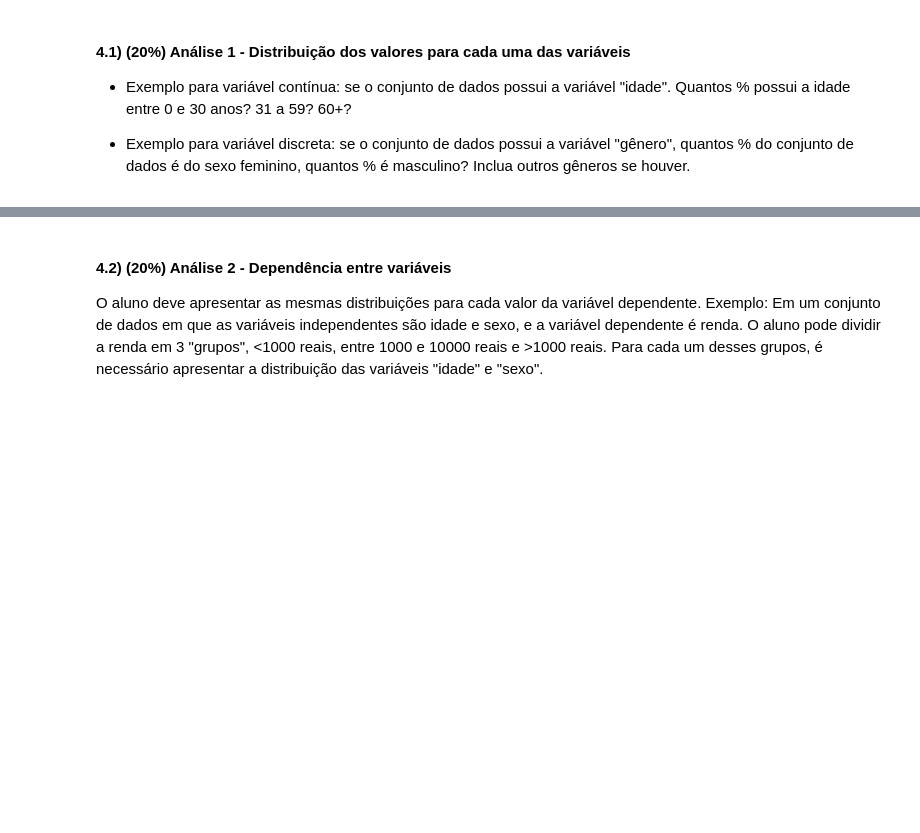
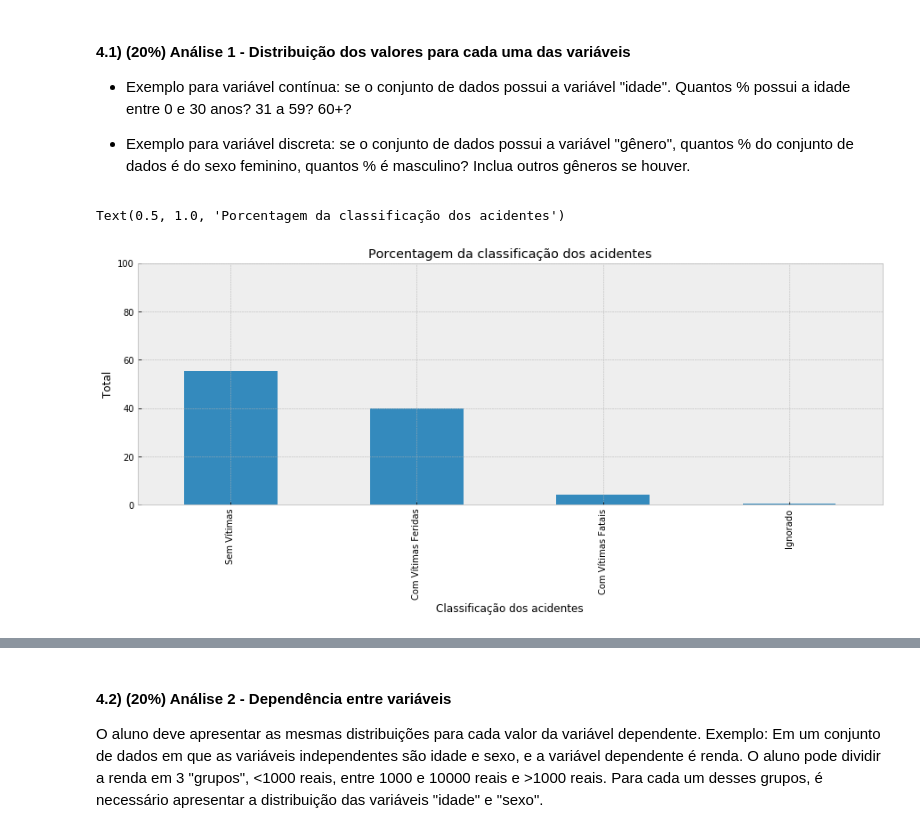
Before and after one commit to LilianeAquino/aed_projeto_1, a Jupyter notebook: template.ipynb, the cells around one changed output, grey strips where cells are left out. Drawn from its saved outputs; the diff is of its cells as text; code cells hidden in the pictures; blank space fills up the shorter version.

```diff
--- a/template.ipynb
+++ b/template.ipynb
@@ -66,6 +66,8 @@ import pandas as pd
 import numpy as np
 import matplotlib.pyplot as plt
 
+plt.style.use('bmh')
+
 %matplotlib inline
 # %%
 df = pd.read_csv('acidentes-rodovia-br.csv')
@@ -77,6 +79,9 @@ df.head(2)
 | 1 | 1035527.0 | 2012-01-01 | 03:00:00 | SC | 280 | 188 | MAFRA | Ingestão de álcool | Colisão lateral | ... |
 2 rows × 24 columns
 # %%
+df.drop(df[df.uf == '(null)'].index, inplace=True)
+df.drop(df[df.classificacao_acidente == '(null)'].index, inplace=True)
+
 print('Números de linhas:', df.shape[0])
 print('Números de colunas:', df.shape[1])
 print('Colunas presentes: ')
@@ -161,17 +166,17 @@ print('Quantidade de dados duplicados: ', df.duplicated().sum())
 # %% [output]
 Quantidade de dados duplicados:  0
 # %%
-df.pessoas = df.pessoas.astype('uint8')
-df.mortos = df.mortos.astype('uint8')
-df.feridos_leves = df.feridos_leves.astype('uint8')
-df.feridos_graves = df.feridos_graves.astype('uint8')
+df.id = df.id.astype('int32')
+df.pessoas = df.pessoas.astype('int16')
+df.mortos = df.mortos.astype('int16')
+df.feridos_leves = df.feridos_leves.astype('int16')
+df.feridos_graves = df.feridos_graves.astype('int16')
 
-df.ilesos = df.ilesos.astype('uint8')
-df.ignorados = df.ignorados.astype('uint8')
-df.feridos = df.feridos.astype('uint8')
-df.veiculos = df.veiculos.astype('uint8')
+df.ilesos = df.ilesos.astype('int16')
+df.ignorados = df.ignorados.astype('int16')
+df.feridos = df.feridos.astype('int16')
+df.veiculos = df.veiculos.astype('int16')
 
-df.id = df.id.astype('category')
 df.km = df.km.astype('category')
 df.uf = df.uf.astype('category')
 df.br = df.br.astype('category')
@@ -189,5 +194,5 @@ df.tracado_via = df.tracado_via.astype('category')
 df.uso_solo = df.uso_solo.astype('category')
 df.classificacao_acidente = df.classificacao_acidente.astype('category')
 
-df.info()
+df.dtypes
 # %% [output]
@@ -223 +228,5 @@ df.head(2)
 2 rows × 25 columns
+# %%
+# Pra nivelamento da análise, considerarei apenas anos completos.
+df_2007_2018 = df[df['ano']!= 2019]
+df_2007_2018['ano'].unique()
@@ -230,3 +242,17 @@ df.head(2)
 - Exemplo para variável discreta: se o conjunto de dados possui a variável "gênero", quantos % do conjunto de dados é do sexo feminino, quantos % é masculino? Inclua outros gêneros se houver.
 # %%
 # Implemente sua análise aqui. Use mais blocos se achar que ficará mais organizado.
+# %%
+#classificacao_acidente = 55.39 sem vítimas
+
+round((pd.value_counts(df_2007_2018['classificacao_acidente']) *100) / len(df_2007_2018), 2) .plot.bar()
+
+plt.rcParams['figure.figsize'] = [15, 5]
+plt.ylim(0, 100)
+
+plt.ylabel('Total')
+plt.xlabel('Classificação dos acidentes')
+plt.title('Porcentagem da classificação dos acidentes')
+# %% [output]
+Text(0.5, 1.0, 'Porcentagem da classificação dos acidentes')
+[figure, added]
```
Also changed, not shown: parts of 11 cells of this notebook.
